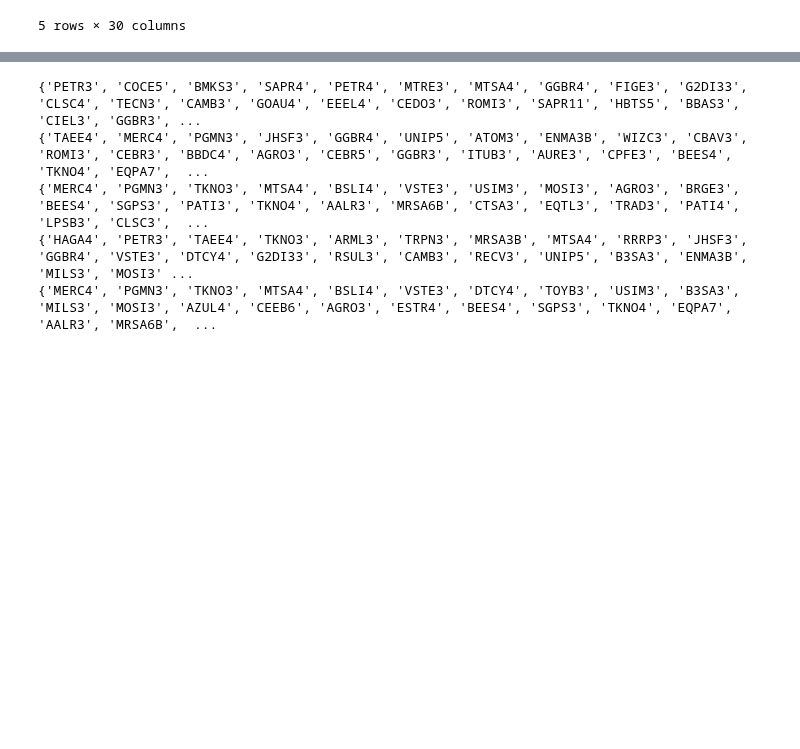
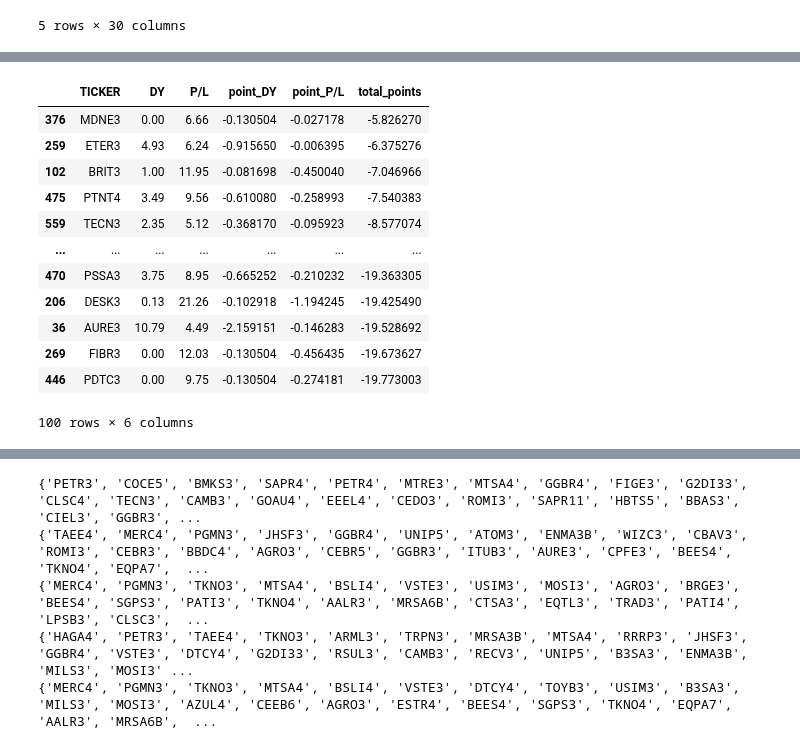
Before and after one commit to APF2000/data-analysis, a Jupyter notebook: status_invest/status_invest.ipynb, the cells around one changed output, grey strips where cells are left out. Cells and saved outputs as stored; diff of their text form; code cells hidden in the pictures; blank space fills up the shorter version.

```diff
--- a/status_invest/status_invest.ipynb
+++ b/status_invest/status_invest.ipynb
@@ -30,0 +109,29 @@ Index(['TICKER', 'PRECO', 'DY', 'P/L', 'P/VP', 'P/ATIVOS', 'MARGEM BRUTA',
+# %%
+feature_col_names = br_stocks.columns[2:]  # exclude tickers and price
+df_points = pd.DataFrame()
+for col_name in feature_col_names:
+	df_points["point_" + col_name] = generate_point_col(br_stocks, col_name)
+	# .sort_values(by="point_P/L", ascending=False).head(25)
+df_points["TICKER"] = br_stocks["TICKER"]
+# print(df_points.iloc[:, 0:-2])
+# print(sum(df_points.iloc[:, 0:-2]))
+df_points["total_points"] = df_points.iloc[:, 0:-1].sum(axis=1) # sum all float cols
+
+df_points["P/L"] = br_stocks["P/L"]
+df_points["DY"] = br_stocks["DY"]
+
+df_points.sort_values(by="total_points", ascending=False).head(100)[["TICKER", "DY", "P/L", "point_DY", "point_P/L", "total_points"]]
+# %% [output]
+|  | TICKER | DY | P/L | point_DY | point_P/L | total_points |
+| 376 | MDNE3 | 0.00 | 6.66 | -0.130504 | -0.027178 | -5.826270 |
+| 259 | ETER3 | 4.93 | 6.24 | -0.915650 | -0.006395 | -6.375276 |
+| 102 | BRIT3 | 1.00 | 11.95 | -0.081698 | -0.450040 | -7.046966 |
+| 475 | PTNT4 | 3.49 | 9.56 | -0.610080 | -0.258993 | -7.540383 |
+| 559 | TECN3 | 2.35 | 5.12 | -0.368170 | -0.095923 | -8.577074 |
+| ... | ... | ... | ... | ... | ... | ... |
+| 470 | PSSA3 | 3.75 | 8.95 | -0.665252 | -0.210232 | -19.363305 |
+| 206 | DESK3 | 0.13 | 21.26 | -0.102918 | -1.194245 | -19.425490 |
+| 36 | AURE3 | 10.79 | 4.49 | -2.159151 | -0.146283 | -19.528692 |
+| 269 | FIBR3 | 0.00 | 12.03 | -0.130504 | -0.456435 | -19.673627 |
+| 446 | PDTC3 | 0.00 | 9.75 | -0.130504 | -0.274181 | -19.773003 |
+100 rows × 6 columns
```
Also changed, not shown: parts of 5 cells of this notebook.
